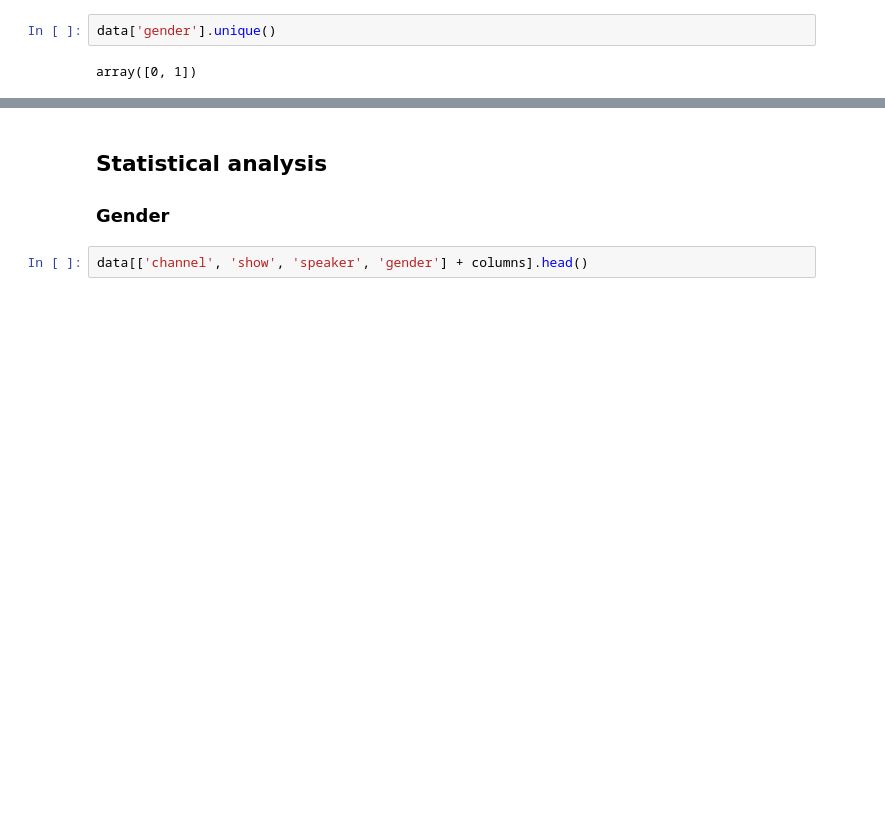
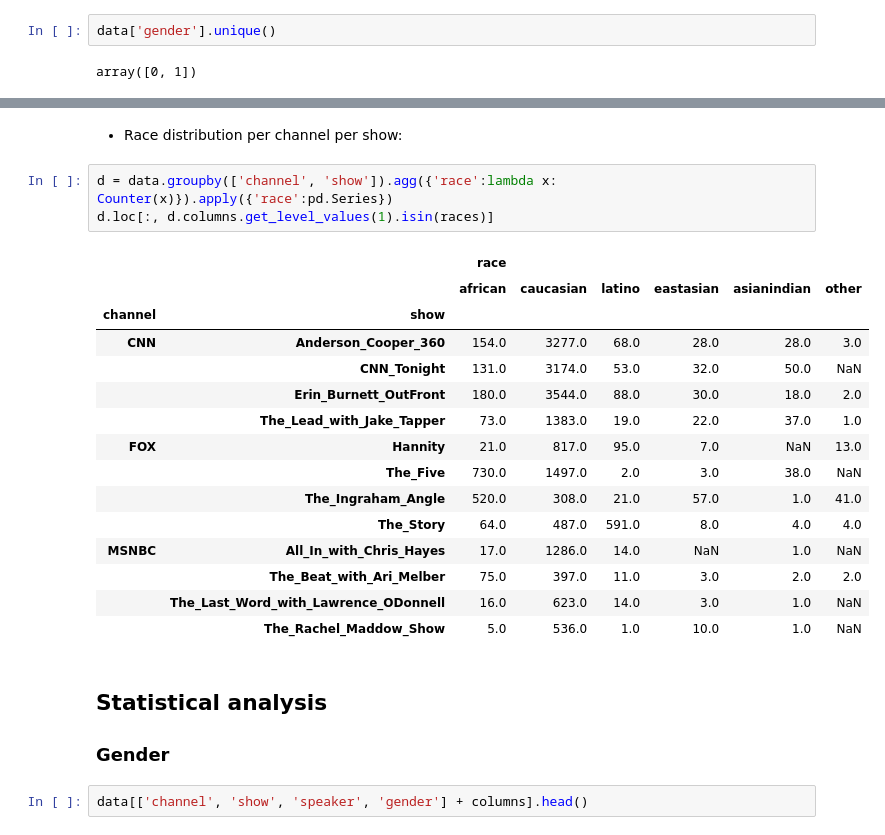
Before and after one commit to vrmpx/TV-news-Transcript-Extractor, a Jupyter notebook: analysis/LIWCAnalysis.ipynb, the cells around one changed output, grey strips where cells are left out. Cells and saved outputs as stored; diff of their text form; blank space fills up the shorter version.

```diff
--- a/analysis/LIWCAnalysis.ipynb
+++ b/analysis/LIWCAnalysis.ipynb
@@ -88,3 +161,24 @@ array(['african,caucasian', 'caucasian', 'african', 'other,caucasian',
+# %% [markdown]
+ * Race distribution per channel per show:
+# %%
+d = data.groupby(['channel', 'show']).agg({'race':lambda x: Counter(x)}).apply({'race':pd.Series})
+d.loc[:, d.columns.get_level_values(1).isin(races)]
+# %% [output]
+|  |  | race |  |  |  |  |  |
+|  |  | african | caucasian | latino | eastasian | asianindian | other |
+| channel | show |  |  |  |  |  |  |
+| CNN | Anderson_Cooper_360 | 154.0 | 3277.0 | 68.0 | 28.0 | 28.0 | 3.0 |
+|  | CNN_Tonight | 131.0 | 3174.0 | 53.0 | 32.0 | 50.0 | NaN |
+|  | Erin_Burnett_OutFront | 180.0 | 3544.0 | 88.0 | 30.0 | 18.0 | 2.0 |
+|  | The_Lead_with_Jake_Tapper | 73.0 | 1383.0 | 19.0 | 22.0 | 37.0 | 1.0 |
+| FOX | Hannity | 21.0 | 817.0 | 95.0 | 7.0 | NaN | 13.0 |
+|  | The_Five | 730.0 | 1497.0 | 2.0 | 3.0 | 38.0 | NaN |
+|  | The_Ingraham_Angle | 520.0 | 308.0 | 21.0 | 57.0 | 1.0 | 41.0 |
+|  | The_Story | 64.0 | 487.0 | 591.0 | 8.0 | 4.0 | 4.0 |
+| MSNBC | All_In_with_Chris_Hayes | 17.0 | 1286.0 | 14.0 | NaN | 1.0 | NaN |
+|  | The_Beat_with_Ari_Melber | 75.0 | 397.0 | 11.0 | 3.0 | 2.0 | 2.0 |
+|  | The_Last_Word_with_Lawrence_ODonnell | 16.0 | 623.0 | 14.0 | 3.0 | 1.0 | NaN |
+|  | The_Rachel_Maddow_Show | 5.0 | 536.0 | 1.0 | 10.0 | 1.0 | NaN |
 # %% [markdown]
 ## Statistical analysis
 
```
Also changed, not shown: parts of 19 cells of this notebook.
